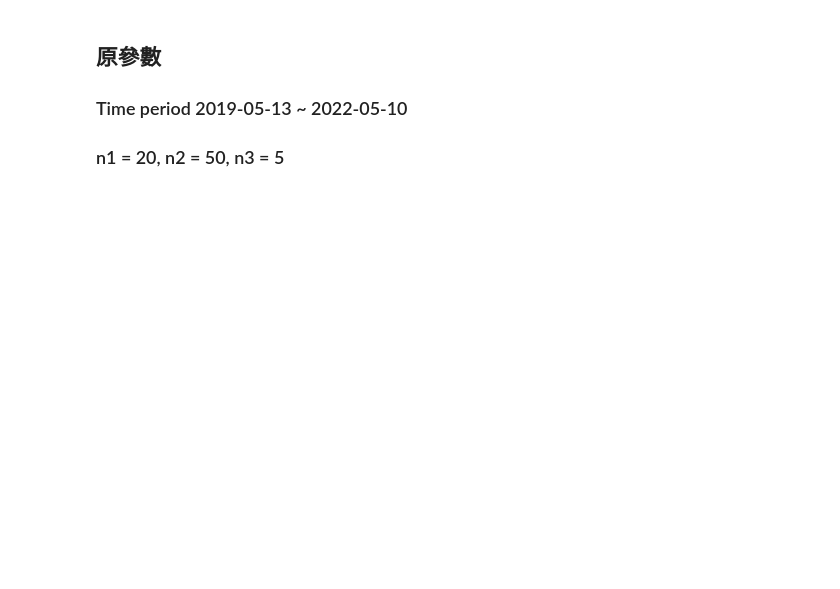
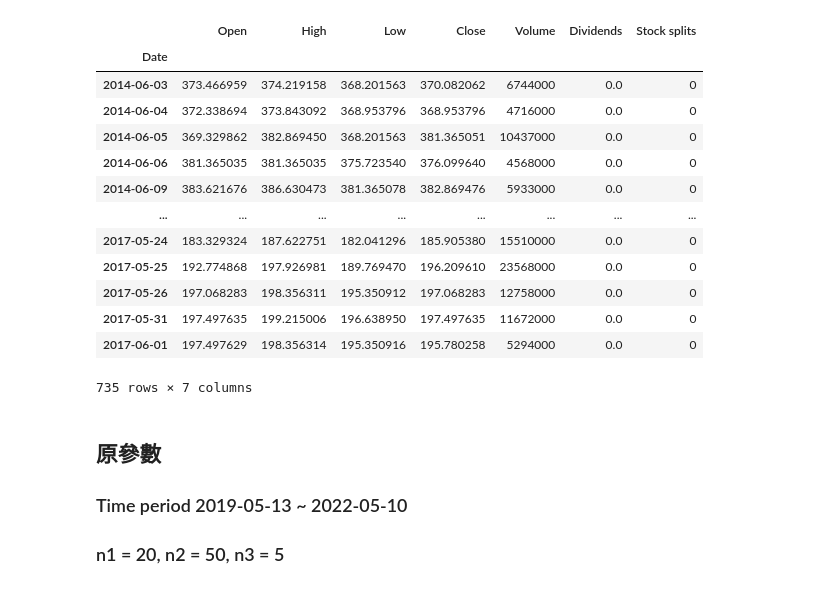
Before and after one commit to dclay0324/Strategy, a Jupyter notebook: optimizer.ipynb, the cells around one changed output. Cells and saved outputs as stored; diff of their text form; code cells hidden in the pictures; blank space fills up the shorter version.

Commit message:
split & chip

```diff
--- a/optimizer.ipynb
+++ b/optimizer.ipynb
@@ -69,3 +69,20 @@ train_df, test_df = cut_data(_df, 365*3)
+# %%
+train_df
+# %% [output]
+|  | Open | High | Low | Close | Volume | Dividends | Stock splits |
+| Date |  |  |  |  |  |  |  |
+| 2014-06-03 | 373.466959 | 374.219158 | 368.201563 | 370.082062 | 6744000 | 0.0 | 0 |
+| 2014-06-04 | 372.338694 | 373.843092 | 368.953796 | 368.953796 | 4716000 | 0.0 | 0 |
+| 2014-06-05 | 369.329862 | 382.869450 | 368.201563 | 381.365051 | 10437000 | 0.0 | 0 |
+| 2014-06-06 | 381.365035 | 381.365035 | 375.723540 | 376.099640 | 4568000 | 0.0 | 0 |
+| 2014-06-09 | 383.621676 | 386.630473 | 381.365078 | 382.869476 | 5933000 | 0.0 | 0 |
+| ... | ... | ... | ... | ... | ... | ... | ... |
+| 2017-05-24 | 183.329324 | 187.622751 | 182.041296 | 185.905380 | 15510000 | 0.0 | 0 |
+| 2017-05-25 | 192.774868 | 197.926981 | 189.769470 | 196.209610 | 23568000 | 0.0 | 0 |
+| 2017-05-26 | 197.068283 | 198.356311 | 195.350912 | 197.068283 | 12758000 | 0.0 | 0 |
+| 2017-05-31 | 197.497635 | 199.215006 | 196.638950 | 197.497635 | 11672000 | 0.0 | 0 |
+| 2017-06-01 | 197.497629 | 198.356314 | 195.350916 | 195.780258 | 5294000 | 0.0 | 0 |
+735 rows × 7 columns
 # %%
 class RSI_EMA(Strategy):
 
```
Also changed, not shown: parts of 11 cells of this notebook, 7 other files.
